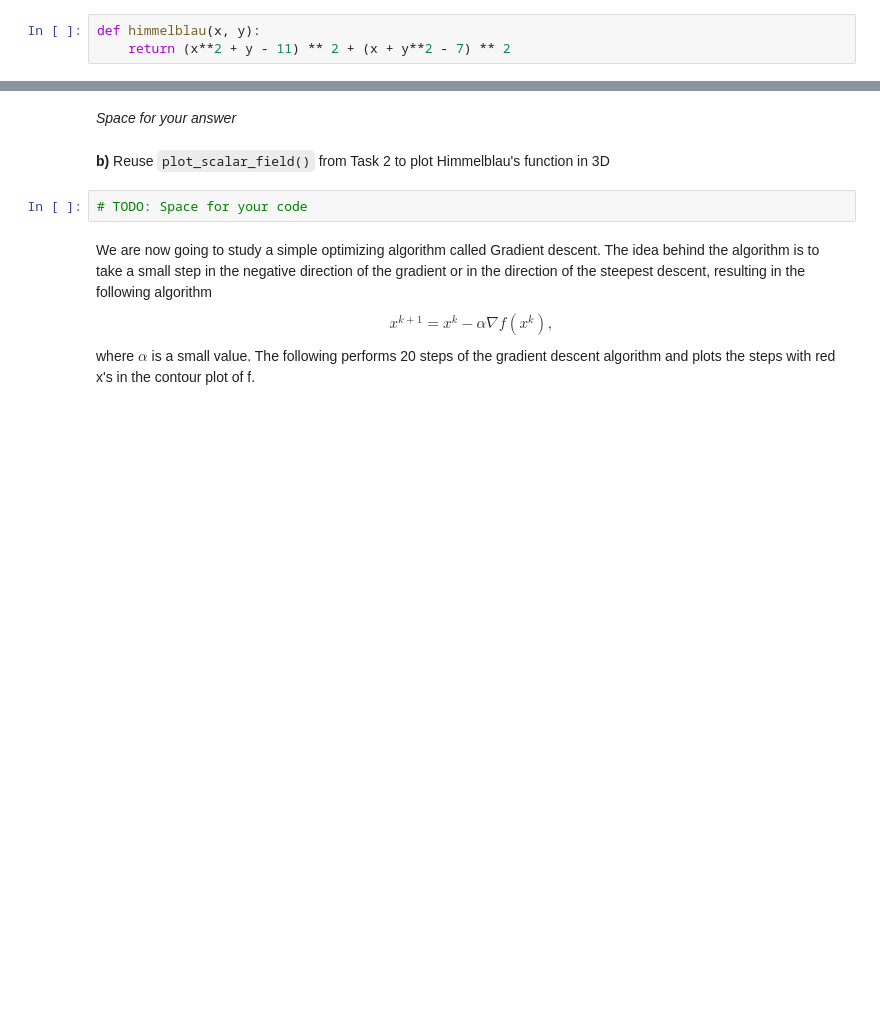
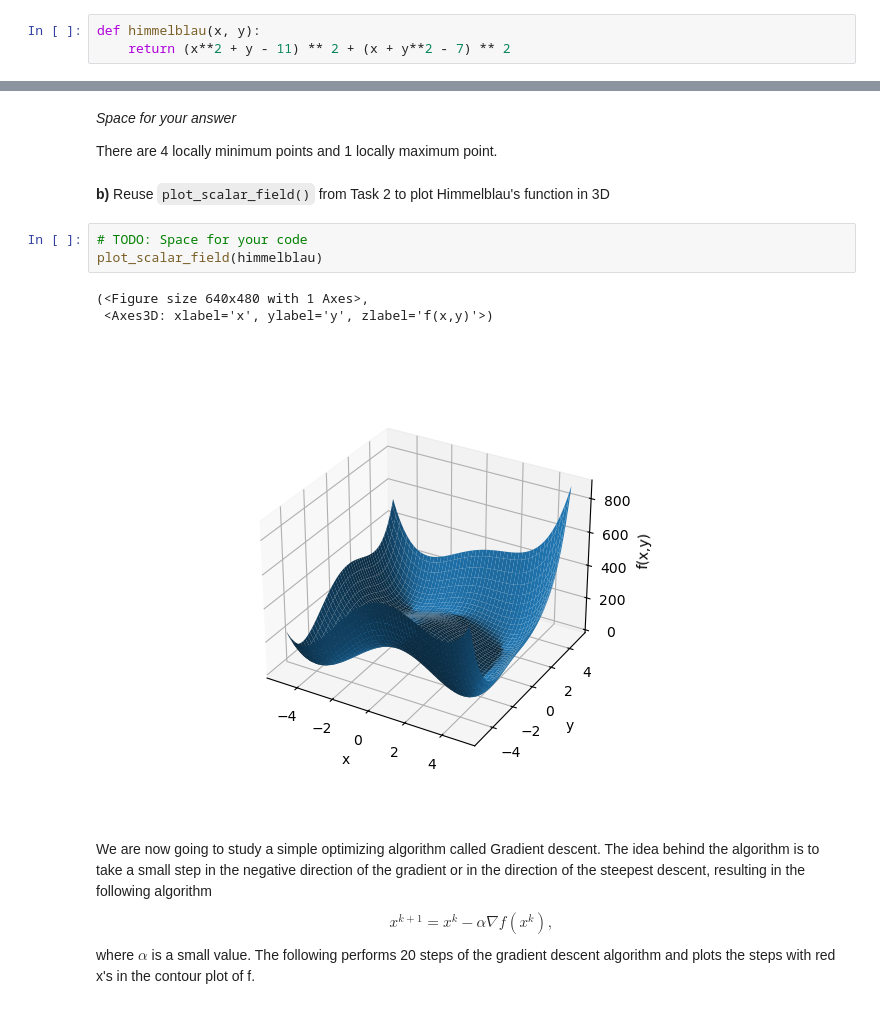
Before and after one commit to Xraaaay/MATA04, a Jupyter notebook: notebooks/project_MatNat.ipynb, the cells around one changed output, grey strips where cells are left out. Drawn from its saved outputs; the diff is of its cells as text; blank space fills up the shorter version.

```diff
--- a/notebooks/project_MatNat.ipynb
+++ b/notebooks/project_MatNat.ipynb
@@ -517,9 +519,16 @@ ax.set(
 # %% [markdown]
 *Space for your answer*
+
+There are 4 locally minimum points and 1 locally maximum point.
 # %% [markdown]
 **b)** Reuse `plot_scalar_field()` from Task 2 to plot Himmelblau's function in 3D
 # %%
 # TODO: Space for your code
+plot_scalar_field(himmelblau)
+# %% [output]
+(<Figure size 640x480 with 1 Axes>,
+ <Axes3D: xlabel='x', ylabel='y', zlabel='f(x,y)'>)
+[figure, added]
 # %% [markdown]
 We are now going to study a simple optimizing algorithm called Gradient descent. The idea behind the algorithm is to take a small step in the negative direction of the gradient or in the direction of the steepest descent, resulting in the following algorithm
 $$x^{k+1} = x^k - \alpha \nabla f(x^k),$$
```
Also changed, not shown: parts of 7 cells of this notebook.
